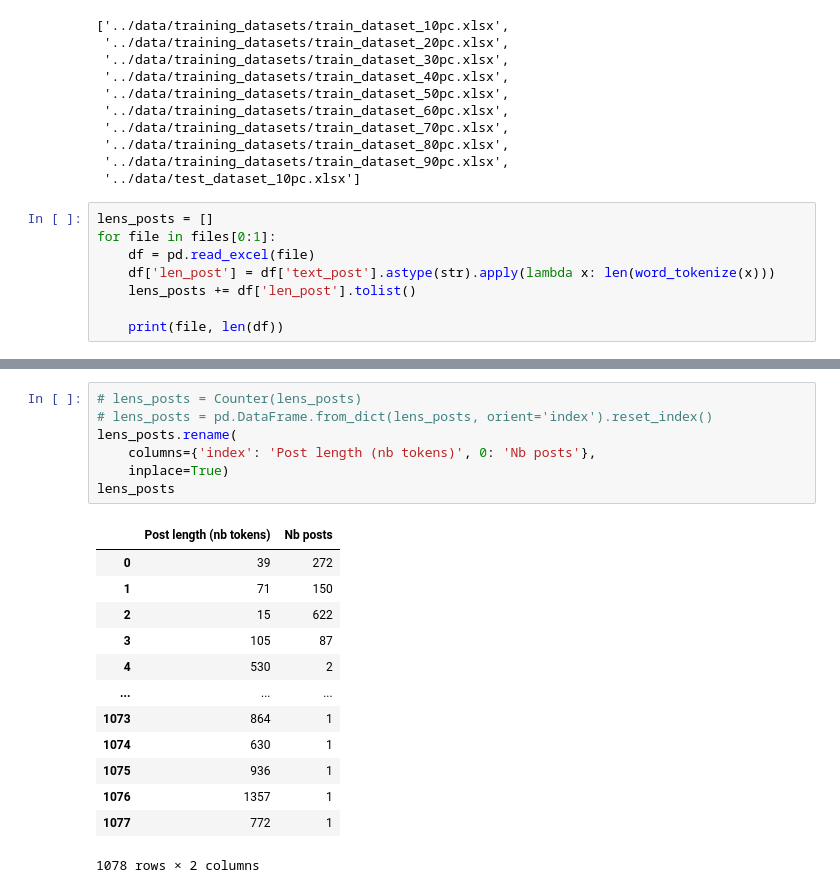
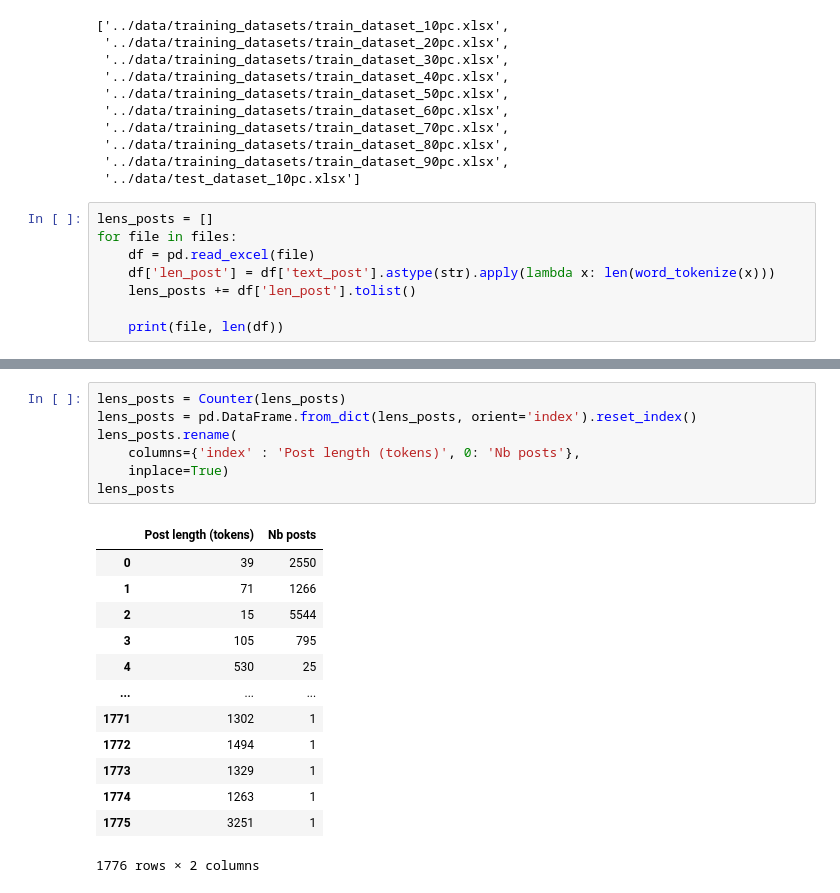
Before and after one commit to CamilleDemers/incels-detection-reddit, a Jupyter notebook: src/descriptive_stats.ipynb, the cells around one changed output, grey strips where cells are left out. Saved outputs shown, nothing was run; the diff lists cells and outputs as text.

Commit message:
Exploration distribution longueur tokens (terminé)

```diff
--- a/src/descriptive_stats.ipynb
+++ b/src/descriptive_stats.ipynb
@@ -25,7 +25,7 @@ files
  '../data/test_dataset_10pc.xlsx']
 # %%
 lens_posts = []
-for file in files[0:1]:
+for file in files:
     df = pd.read_excel(file)
     df['len_post'] = df['text_post'].astype(str).apply(lambda x: len(word_tokenize(x)))
     lens_posts += df['len_post'].tolist()
@@ -36,21 +45,21 @@ for file in files[0:1]:
 # %%
-# lens_posts = Counter(lens_posts)
-# lens_posts = pd.DataFrame.from_dict(lens_posts, orient='index').reset_index()
+lens_posts = Counter(lens_posts)
+lens_posts = pd.DataFrame.from_dict(lens_posts, orient='index').reset_index()
 lens_posts.rename(
-    columns={'index': 'Post length (nb tokens)', 0: 'Nb posts'},
+    columns={'index' : 'Post length (tokens)', 0: 'Nb posts'},
     inplace=True)
 lens_posts
 # %% [output]
-|  | Post length (nb tokens) | Nb posts |
-| 0 | 39 | 272 |
-| 1 | 71 | 150 |
-| 2 | 15 | 622 |
-| 3 | 105 | 87 |
-| 4 | 530 | 2 |
+|  | Post length (tokens) | Nb posts |
+| 0 | 39 | 2550 |
+| 1 | 71 | 1266 |
+| 2 | 15 | 5544 |
+| 3 | 105 | 795 |
+| 4 | 530 | 25 |
 | ... | ... | ... |
-| 1073 | 864 | 1 |
-| 1074 | 630 | 1 |
-| 1075 | 936 | 1 |
-| 1076 | 1357 | 1 |
-| 1077 | 772 | 1 |
+| 1771 | 1302 | 1 |
+| 1772 | 1494 | 1 |
+| 1773 | 1329 | 1 |
+| 1774 | 1263 | 1 |
+| 1775 | 3251 | 1 |
-1078 rows × 2 columns
+1776 rows × 2 columns
```
Also changed, not shown: parts of 3 cells of this notebook.
